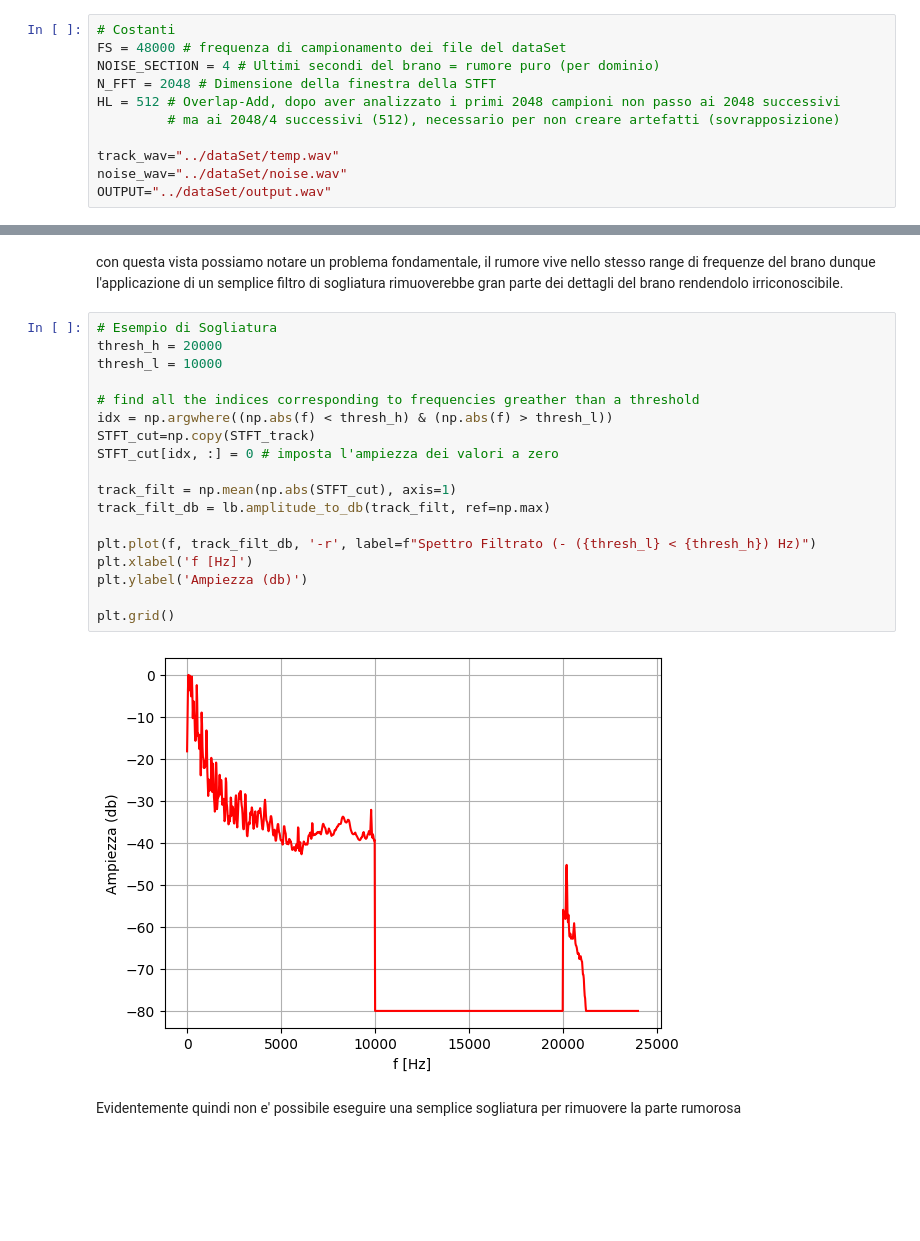
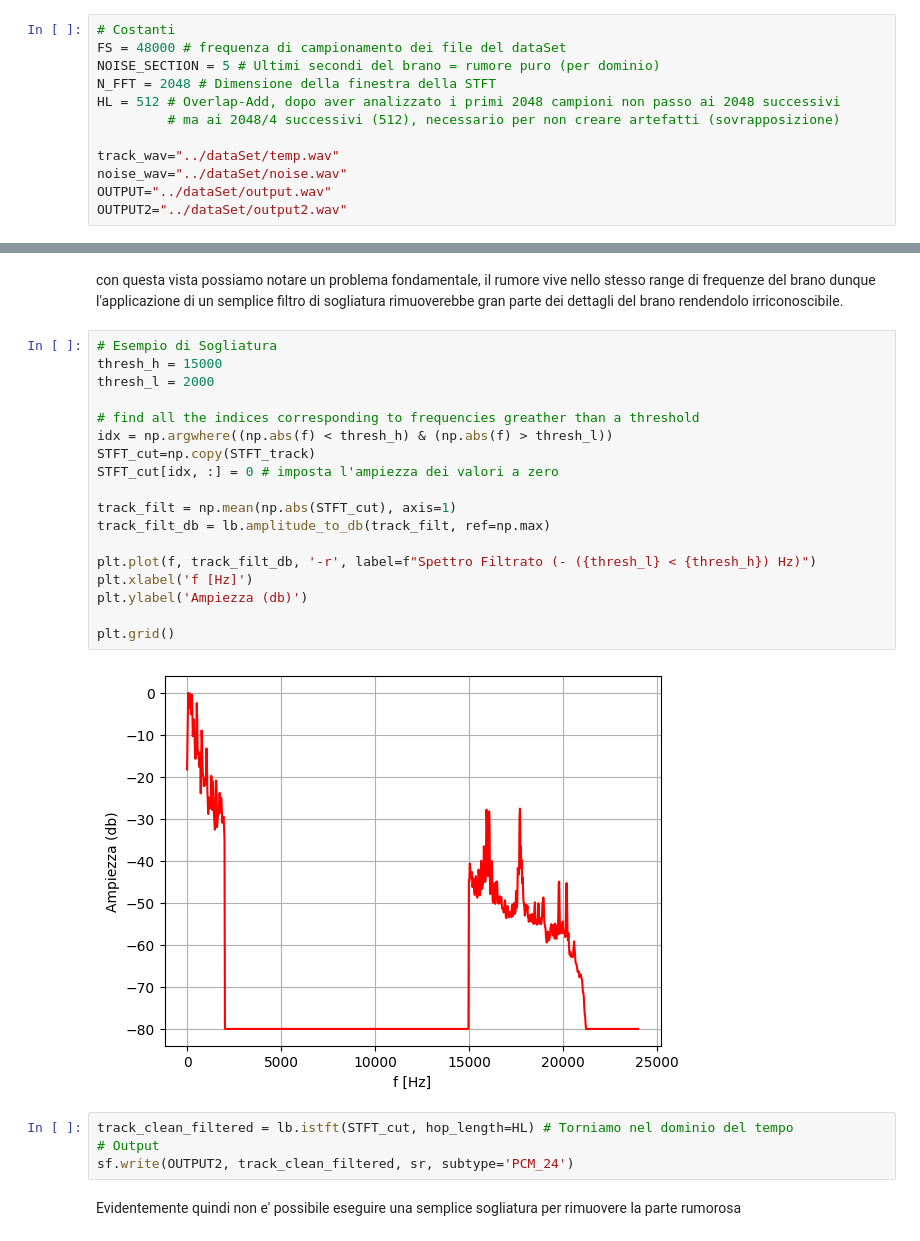
Before and after one commit to filippob04/Denoising-Vinyl-Audio-Signals, a Jupyter notebook: code/project.ipynb, the cells around one changed output, grey strips where cells are left out. Saved outputs shown, nothing was run; the diff lists cells and outputs as text; blank space fills up the shorter version.

```diff
--- a/code/project.ipynb
+++ b/code/project.ipynb
@@ -13,7 +13,7 @@ import soundfile as sf # Libreria per esportare .wav
 # %%
 # Costanti
 FS = 48000 # frequenza di campionamento dei file del dataSet
-NOISE_SECTION = 4 # Ultimi secondi del brano = rumore puro (per dominio)
+NOISE_SECTION = 5 # Ultimi secondi del brano = rumore puro (per dominio)
 N_FFT = 2048 # Dimensione della finestra della STFT
 HL = 512 # Overlap-Add, dopo aver analizzato i primi 2048 campioni non passo ai 2048 successivi
          # ma ai 2048/4 successivi (512), necessario per non creare artefatti (sovrapposizione)
@@ -21,6 +21,7 @@ HL = 512 # Overlap-Add, dopo aver analizzato i primi 2048 campioni non passo ai
 track_wav="../dataSet/temp.wav"
 noise_wav="../dataSet/noise.wav"
 OUTPUT="../dataSet/output.wav"
+OUTPUT2="../dataSet/output2.wav"
 # %% [markdown]
 Partiamo analizzando il fenomeno rumoroso in se, ottenuto registrando l'output dell'amplificatore senza alcun brano in riproduzione
 # %%
@@ -160,24 +162,28 @@ plt.grid()
 con questa vista possiamo notare un problema fondamentale, il rumore vive nello stesso range di frequenze del brano dunque l'applicazione di un semplice filtro di sogliatura rimuoverebbe gran parte dei dettagli del brano rendendolo irriconoscibile.
 # %%
 # Esempio di Sogliatura
-thresh_h = 20000
-thresh_l = 10000
+thresh_h = 15000
+thresh_l = 2000
 
 # find all the indices corresponding to frequencies greather than a threshold
 idx = np.argwhere((np.abs(f) < thresh_h) & (np.abs(f) > thresh_l))
 STFT_cut=np.copy(STFT_track)
 STFT_cut[idx, :] = 0 # imposta l'ampiezza dei valori a zero
 
 track_filt = np.mean(np.abs(STFT_cut), axis=1)
 track_filt_db = lb.amplitude_to_db(track_filt, ref=np.max)
 
 plt.plot(f, track_filt_db, '-r', label=f"Spettro Filtrato (- ({thresh_l} < {thresh_h}) Hz)")
 plt.xlabel('f [Hz]')
 plt.ylabel('Ampiezza (db)')
 
 plt.grid()
 # %% [output]
-[figure, old version]
+[figure, new version]
+# %%
+track_clean_filtered = lb.istft(STFT_cut, hop_length=HL) # Torniamo nel dominio del tempo
+# Output
+sf.write(OUTPUT2, track_clean_filtered, sr, subtype='PCM_24')
 # %% [markdown]
 Evidentemente quindi non e' possibile eseguire una semplice sogliatura per rimuovere la parte rumorosa
 # %%
```
Also changed, not shown: parts of 6 cells of this notebook, 1 other file.
